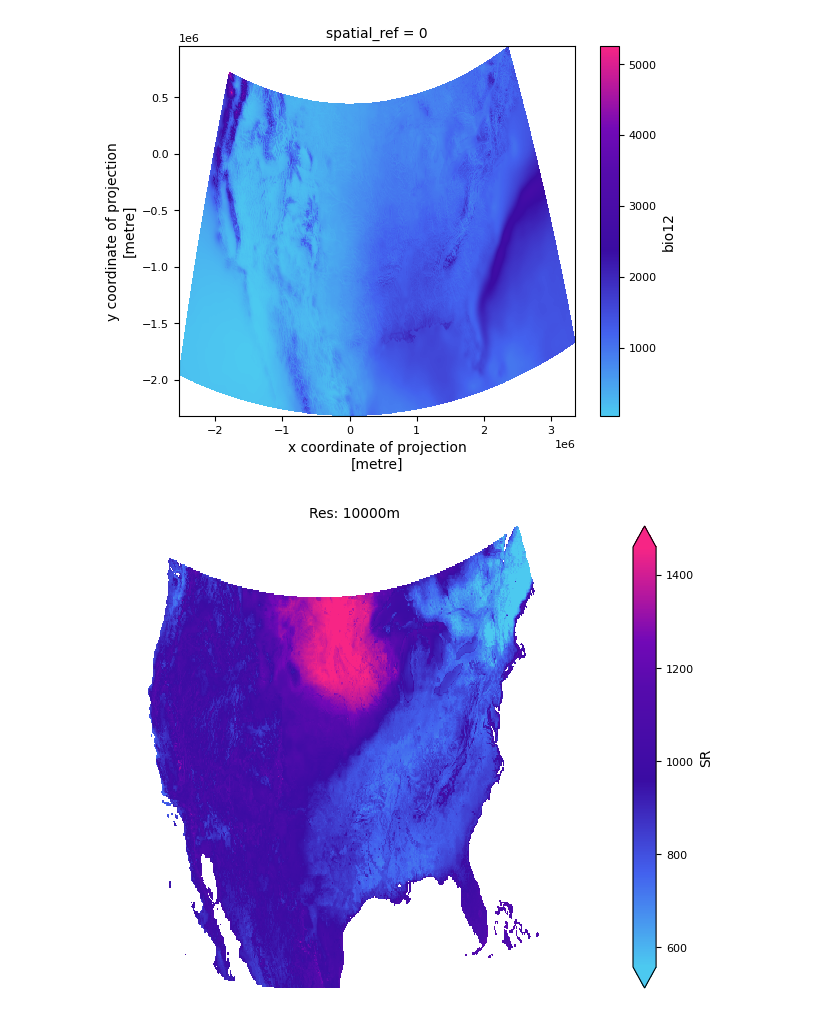
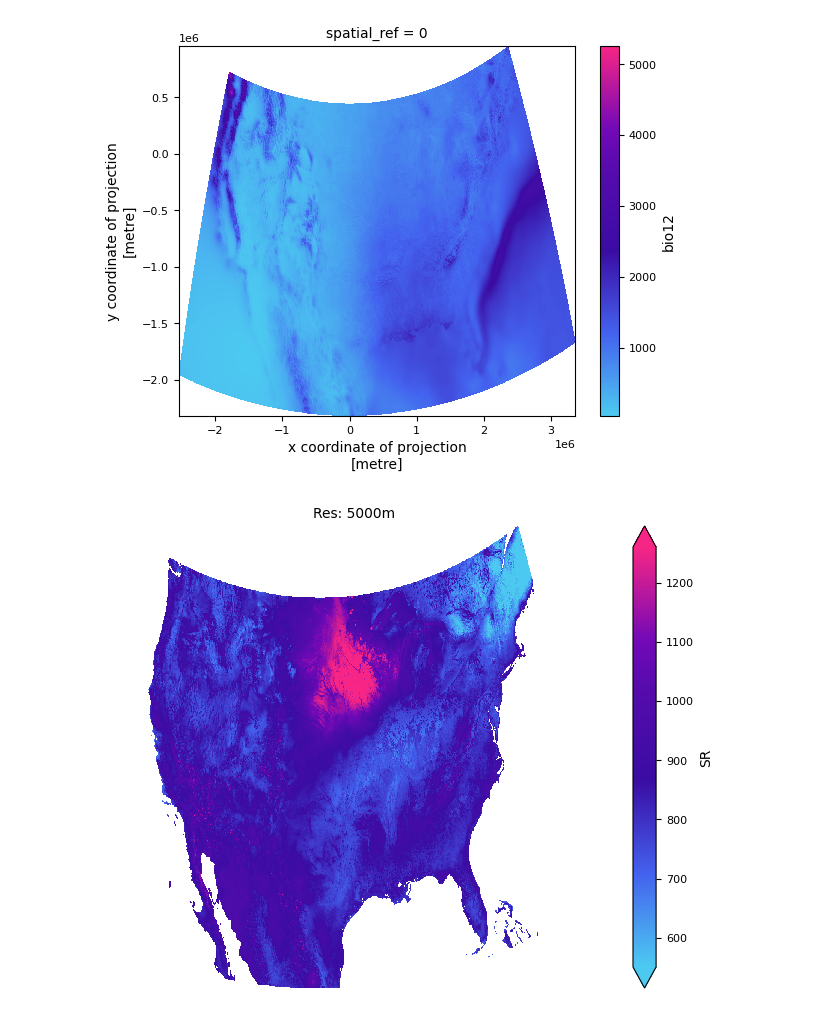
Before and after one commit to vboussange/DeepSAR, a Jupyter notebook: deepsar_demo.ipynb, the cells around one changed output. Cells and saved outputs as stored; diff of their text form; code cells hidden in the pictures.

```diff
--- a/deepsar_demo.ipynb
+++ b/deepsar_demo.ipynb
@@ -52,8 +52,11 @@ from deepsar.deep4pweibull import Deep4PWeibull
 import pandas as pd
 from tqdm import tqdm
 
-def create_raster(X_map, ypred):
-    Xy_map = X_map.copy()
+def create_raster(gdf, ypred):
+    """Converts a geodataframe `gdf` with column `pred`
+    into a raster format.
+    """
+    Xy_map = gdf.copy()
     Xy_map["pred"] = ypred
     rast = Xy_map["pred"].to_xarray().sortby(["y","x"])
     rast = xr.DataArray(rast.values, dims=["y", "x"], coords={
@@ -64,7 +67,11 @@ def create_raster(X_map, ypred):
     rast = rast.rio.write_crs("EPSG:3035")
     return rast
 
-def create_features(model, climate_dataset, res):
+def create_features(climate_dataset, res, model):
+    """
+    Given a `climate_dataset`, creates a dataframe with features
+    required for `model`, calculated at a specified resolution `res`.
+    """
     # see: https://docs.xarray.dev/en/stable/generated/xarray.DataArray.coarsen.html
     resolution = abs(climate_dataset.rio.resolution()[0])
     ncells = max(1, int(res / resolution))
@@ -76,19 +83,19 @@ def create_features(model, climate_dataset, res):
     df_mean = coarse_mean.to_dataframe()
     df_std = coarse_std.to_dataframe()
     df_std = df_std.rename({col: "std_" + col for col in df_std.columns}, axis=1)
-    X_map = pd.concat([df_mean, df_std], axis=1)
-    X_map = X_map.assign(log_sp_unit_area=np.log(res**2))
-    return X_map[model.feature_names]
+    gdf = pd.concat([df_mean, df_std], axis=1)
+    gdf = gdf.assign(log_sp_unit_area=np.log(res**2))
+    return gdf[model.feature_names]
 
-# we use batches, otherwise model and data may not fit in memory
-def batch_predict(model, climate_dataset, res, batch_size=4096):
+def batch_predict(model, climate_dataset, res, batch_size=2**13):
     """
-    Returns species richnes estimates and standard deviation for the given ensemble model `model` and `climate
-    dataset` at a specified resolution `res`.
+    Returns a geodataframe containing species richness estimates and standard
+    deviation for the given ensemble `model` and `climate dataset` at a specified
+    resolution `res`.
     """
     mean_SR_list = []
     std_SR_list = []
-    features = create_features(model, climate_dataset, res)
+    features = create_features(climate_dataset, res, model)
     total_length = len(features)
 
     percent_step = max(1, total_length // batch_size // 100)
@@ -97,7 +104,7 @@ def batch_predict(model, climate_dataset, res, batch_size=4096):
         with torch.no_grad():
             current_batch_size = min(batch_size, total_length - i)
             X = features.iloc[i:i+current_batch_size,:]
-            mean_SR_list.append(model.predict_mean_srr_tot(X))
+            mean_SR_list.append(model.predict_mean_sr_tot(X))
             std_SR_list.append(model.get_std_sr_tot(X))
 
     mean_SR = np.concatenate(mean_SR_list, axis=0)
@@ -166,15 +175,13 @@ climate_dataset["bio12"].coarsen(x=4, y=4, boundary="trim").mean().plot(cmap=CMA
 <matplotlib.collections.QuadMesh at 0x...>
 [figure]
 # %%
-res = 10000
+res = 5000
 features, SR, std_SR = batch_predict(model, climate_dataset, res)
 SR_rast = create_raster(features, SR)
-# plotting
 fig, ax = plt.subplots(figsize=(8, 6))
-# colors = ["#dad7cd","#a3b18a","#588157","#3a5a40","#344e41"]
 SR_rast = SR_rast.rename("SR")
 SR_rast.plot(ax=ax, cmap=CMAP_BR, vmin=SR_rast.quantile(0.01), vmax=SR_rast.quantile(0.99))
 ax.set_title(f"Res: {res}m")
 ax.set_axis_off()
 # %% [output]
-[figure, old version]
+[figure, new version]
```
Also changed, not shown: parts of 1 cell of this notebook, 9 other files.
